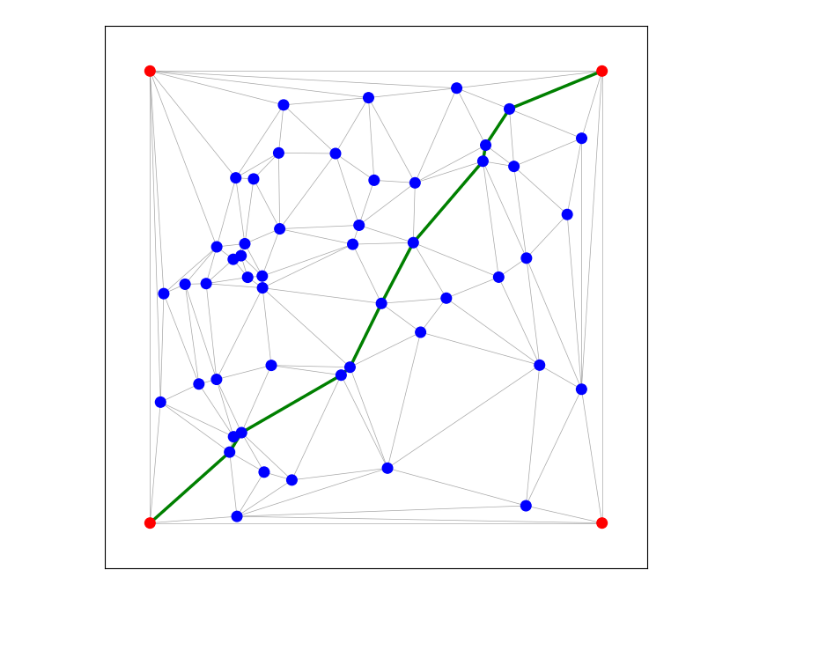
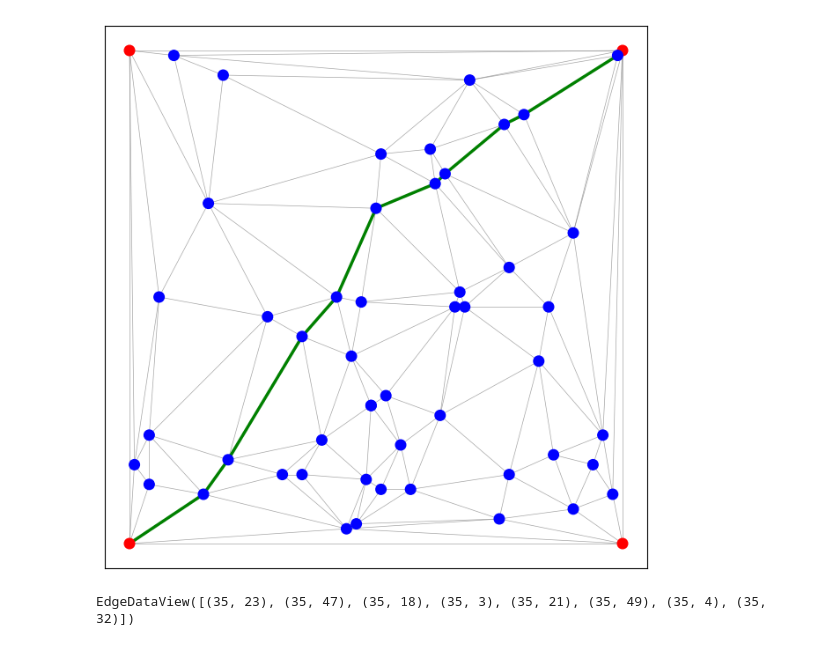
Before and after one commit to QijunTong0/Route-Optimization, a Jupyter notebook: main.ipynb, the cells around one changed output. Saved outputs shown, nothing was run; the diff lists cells and outputs as text; code cells hidden in the pictures; blank space fills up the shorter version.

```diff
--- a/main.ipynb
+++ b/main.ipynb
@@ -1,16 +1,23 @@
 # %%
 from src.point_generator import generate_points
 from src.graph_builder import build_graph
 from src.visualizer import draw_graph_with_shortest_path
 
 # 1. Generate points
 num_random_points = 50
-points, fixed_node_indices = generate_points(num_random_points)
+limit = 100
+points, fixed_node_indices = generate_points(
+    high=limit, num_random_points=num_random_points
+)
 
 # 2. Build graph
-G = build_graph(points)
+road = build_graph(points)
 
 # 4. Visualize graph with shortest path
-draw_graph_with_shortest_path(G, points, fixed_node_indices)
+draw_graph_with_shortest_path(road, points, fixed_node_indices)
 # %% [output]
-[figure, old version]
+[figure, new version]
+# %%
+road.edges([35])
+# %% [output]
+EdgeDataView([(35, 23), (35, 47), (35, 18), (35, 3), (35, 21), (35, 49), (35, 4), (35, 32)])
```
Also changed, not shown: parts of 2 cells of this notebook, 5 other files.
